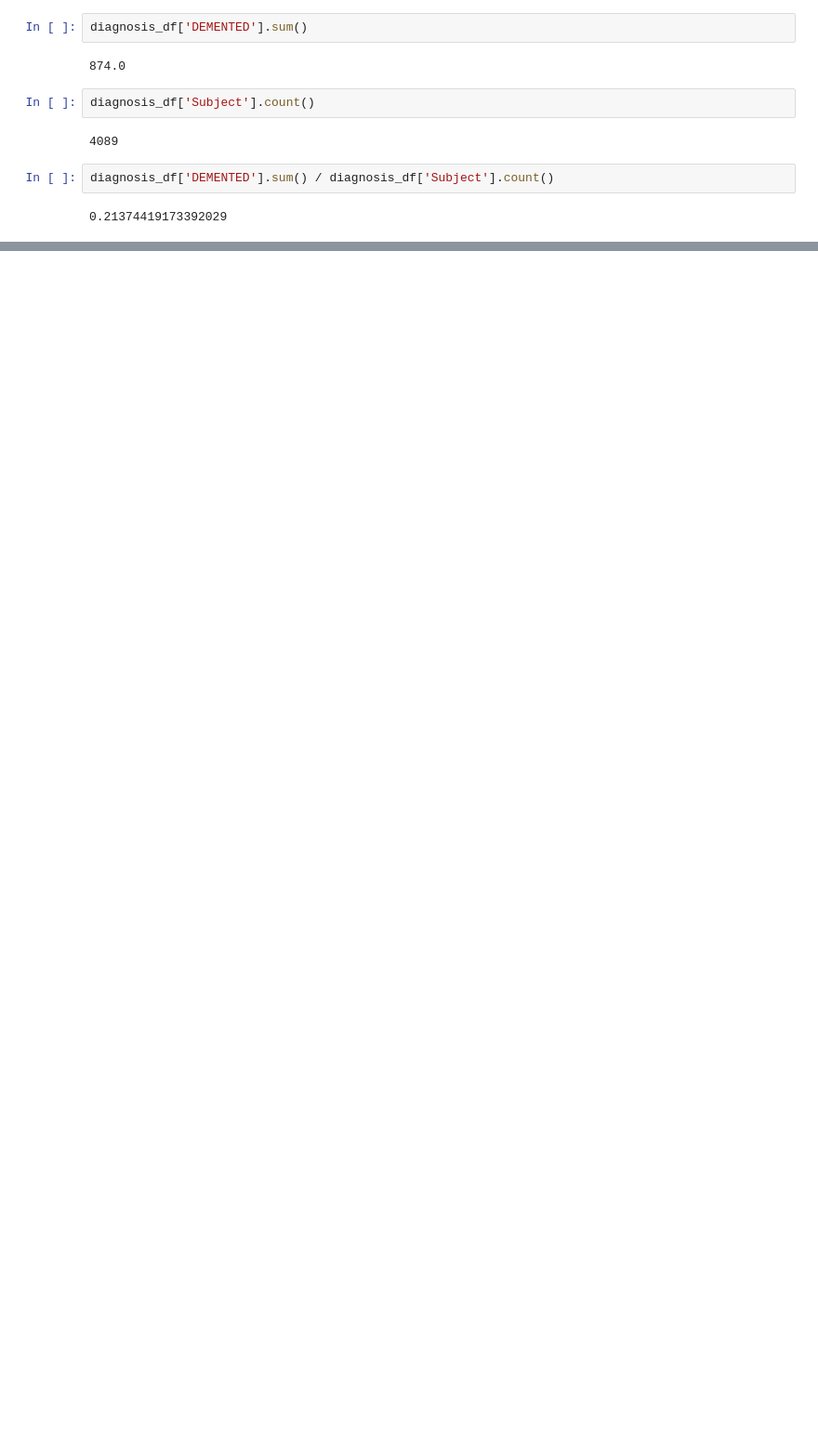
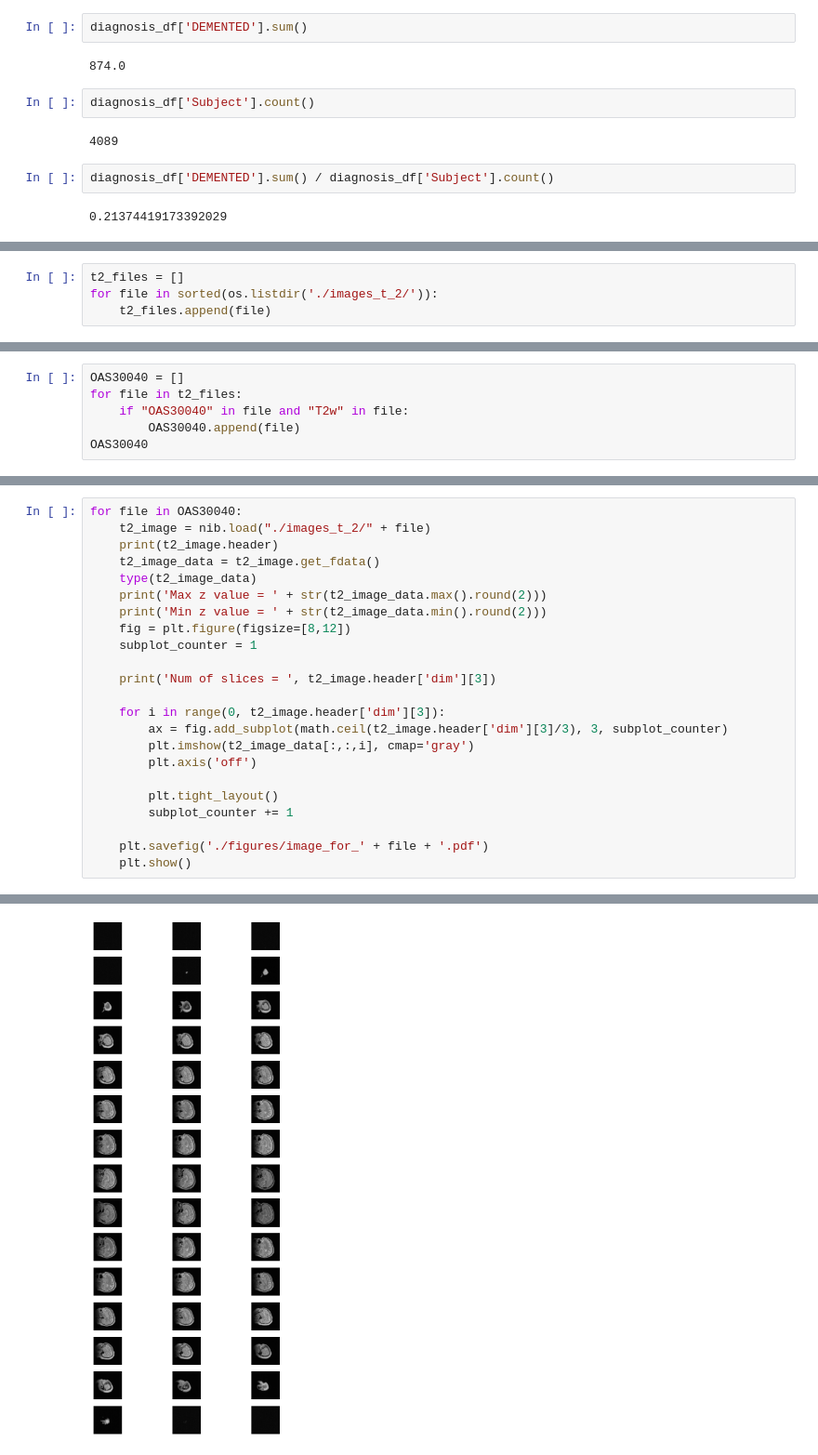
Before and after one commit to pheight/mri_oasis3_analysis, a Jupyter notebook: mri_oasis3_analysis.ipynb, the cells around one changed output, grey strips where cells are left out. Shown at 93% size. Cells and saved outputs as stored; diff of their text form; blank space fills up the shorter version.

Commit message:
added processed images for anlysis focusing on one subject

```diff
--- a/mri_oasis3_analysis.ipynb
+++ b/mri_oasis3_analysis.ipynb
@@ -197,0 +209,4 @@ diagnosis_df['DEMENTED'].sum() / diagnosis_df['Subject'].count()
+# %%
+t2_files = []
+for file in sorted(os.listdir('./images_t_2/')):
+    t2_files.append(file)
@@ -197,0 +233,6 @@ diagnosis_df['DEMENTED'].sum() / diagnosis_df['Subject'].count()
+# %%
+OAS30040 = []
+for file in t2_files:
+    if "OAS30040" in file and "T2w" in file:
+        OAS30040.append(file)
+OAS30040
@@ -197,0 +246,24 @@ diagnosis_df['DEMENTED'].sum() / diagnosis_df['Subject'].count()
+# %%
+for file in OAS30040:
+    t2_image = nib.load("./images_t_2/" + file)
+    print(t2_image.header)
+    t2_image_data = t2_image.get_fdata()
+    type(t2_image_data)
+    print('Max z value = ' + str(t2_image_data.max().round(2)))
+    print('Min z value = ' + str(t2_image_data.min().round(2)))
+    fig = plt.figure(figsize=[8,12])
+    subplot_counter = 1
+
+    print('Num of slices = ', t2_image.header['dim'][3])
+
+    for i in range(0, t2_image.header['dim'][3]):
+        ax = fig.add_subplot(math.ceil(t2_image.header['dim'][3]/3), 3, subplot_counter)
+        plt.imshow(t2_image_data[:,:,i], cmap='gray')
+        plt.axis('off')
+
+        plt.tight_layout()
+        subplot_counter += 1
+
+    plt.savefig('./figures/image_for_' + file + '.pdf')
+    plt.show()
+# %% [output]
@@ -197,0 +287 @@ diagnosis_df['DEMENTED'].sum() / diagnosis_df['Subject'].count()
+[figure, added]
```
Also changed, not shown: parts of 16 cells of this notebook, 12 other files.
